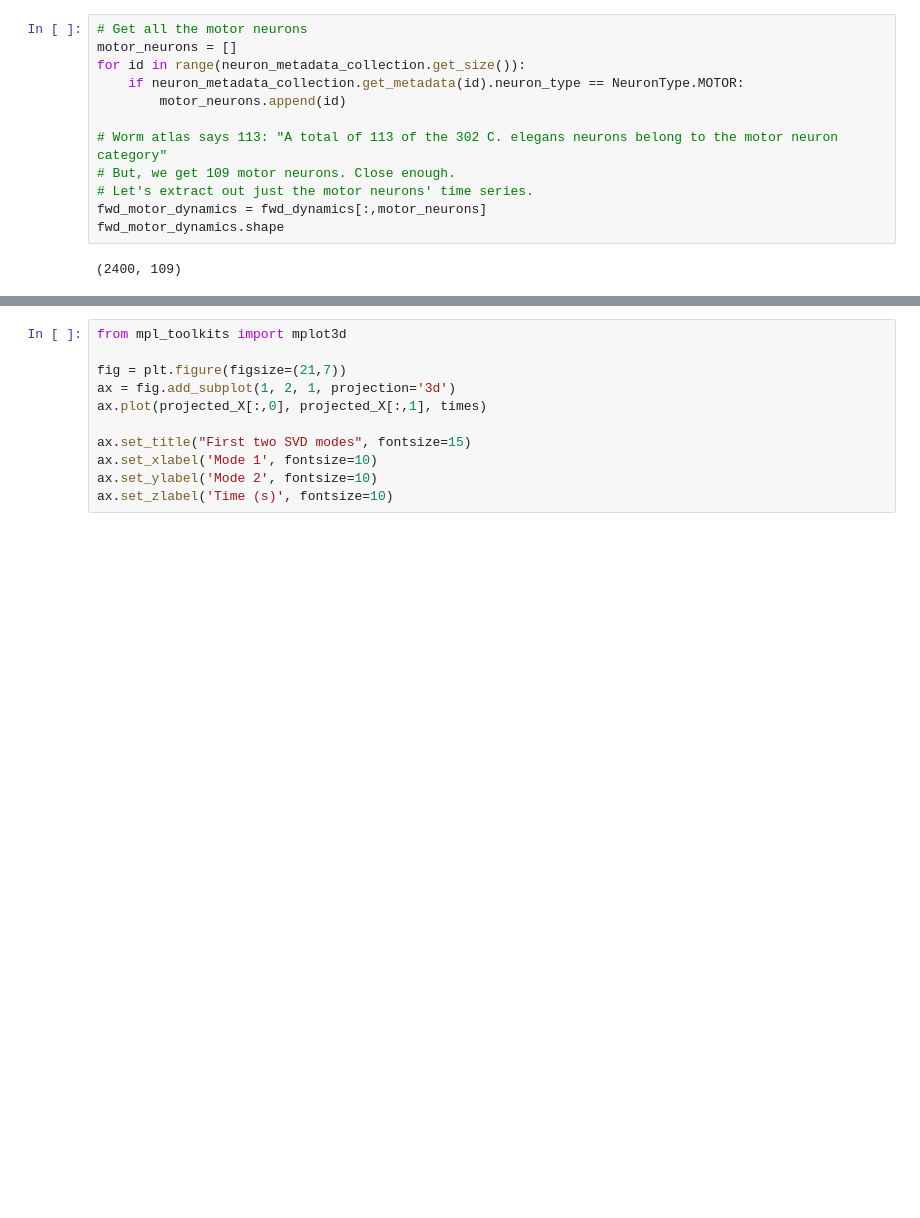
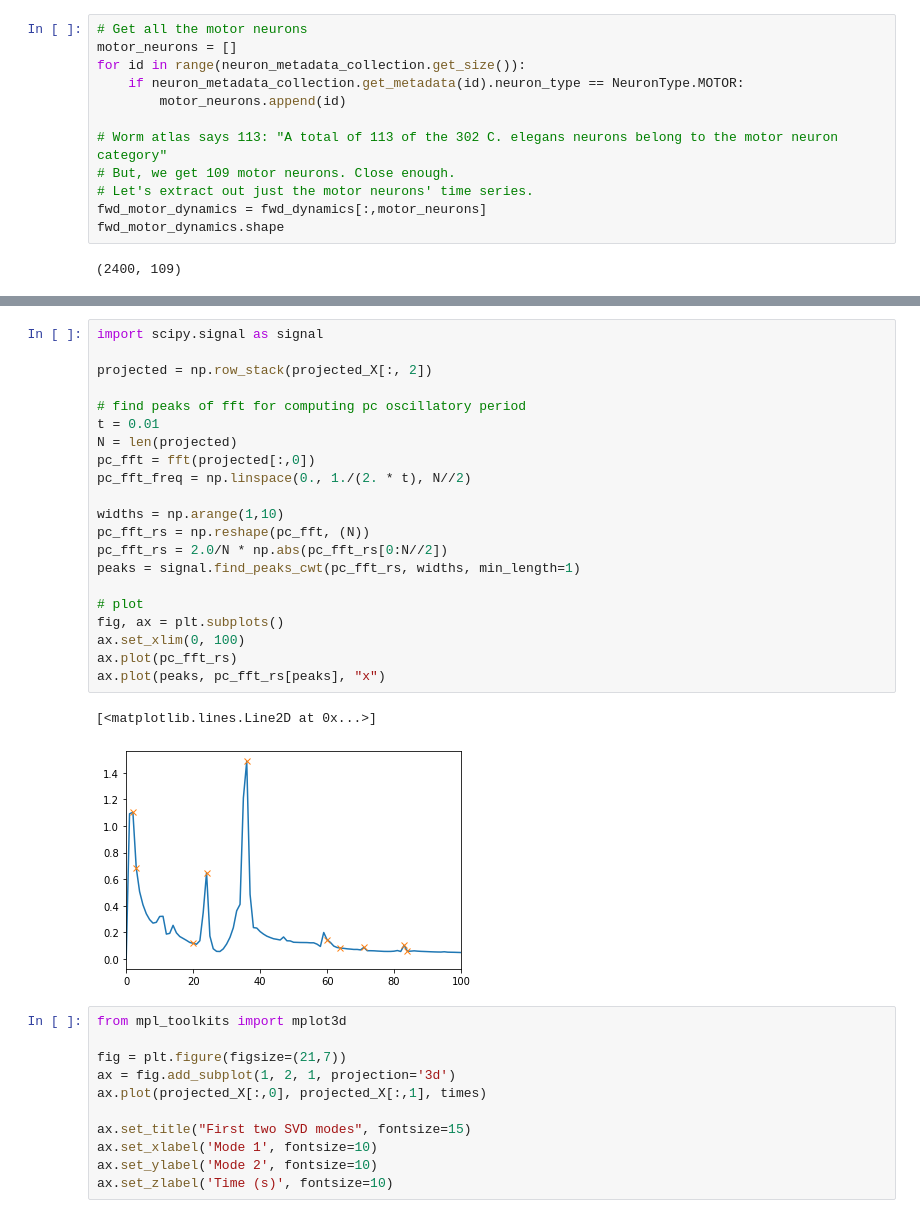
Before and after one commit to sjonany/c-elegans-interactome-analysis, a Jupyter notebook: milestone_oscillation.ipynb, the cells around one changed output, grey strips where cells are left out. Drawn from its saved outputs; the diff is of its cells as text; blank space fills up the shorter version.

```diff
--- a/milestone_oscillation.ipynb
+++ b/milestone_oscillation.ipynb
@@ -63,3 +64,27 @@ plot_principal_component_fft(1, projected, 0.01)
+# %%
+import scipy.signal as signal
+
+projected = np.row_stack(projected_X[:, 2])
+
+# find peaks of fft for computing pc oscillatory period
+t = 0.01
+N = len(projected)
+pc_fft = fft(projected[:,0])
+pc_fft_freq = np.linspace(0., 1./(2. * t), N//2)
+
+widths = np.arange(1,10)
+pc_fft_rs = np.reshape(pc_fft, (N))
+pc_fft_rs = 2.0/N * np.abs(pc_fft_rs[0:N//2])
+peaks = signal.find_peaks_cwt(pc_fft_rs, widths, min_length=1)
+
+# plot
+fig, ax = plt.subplots()
+ax.set_xlim(0, 100)
+ax.plot(pc_fft_rs)
+ax.plot(peaks, pc_fft_rs[peaks], "x")
+# %% [output]
+[<matplotlib.lines.Line2D at 0x...>]
+[figure, added]
 # %%
 from mpl_toolkits import mplot3d
 
```
Also changed, not shown: parts of 2 cells of this notebook, 1 other file.
